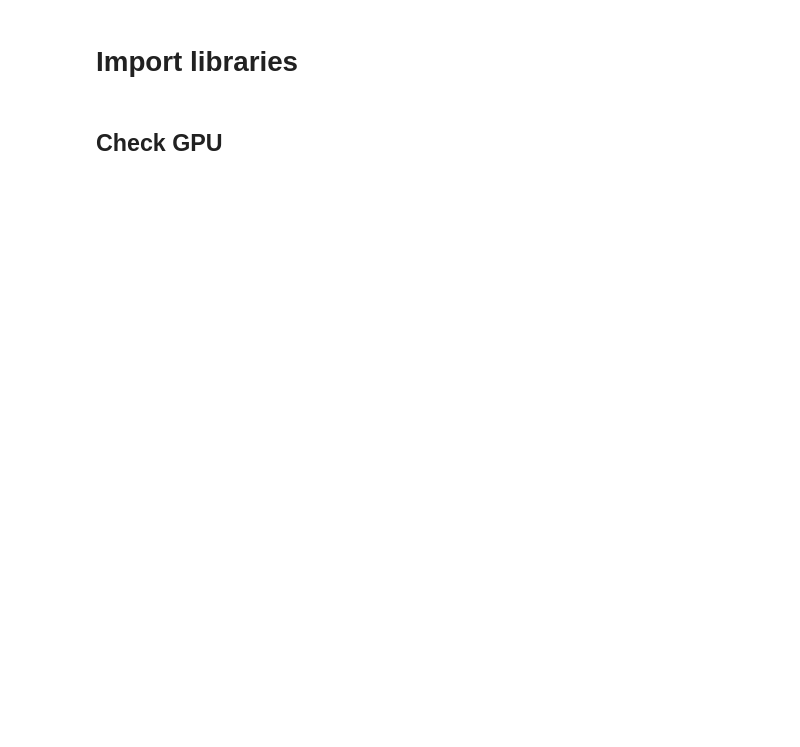
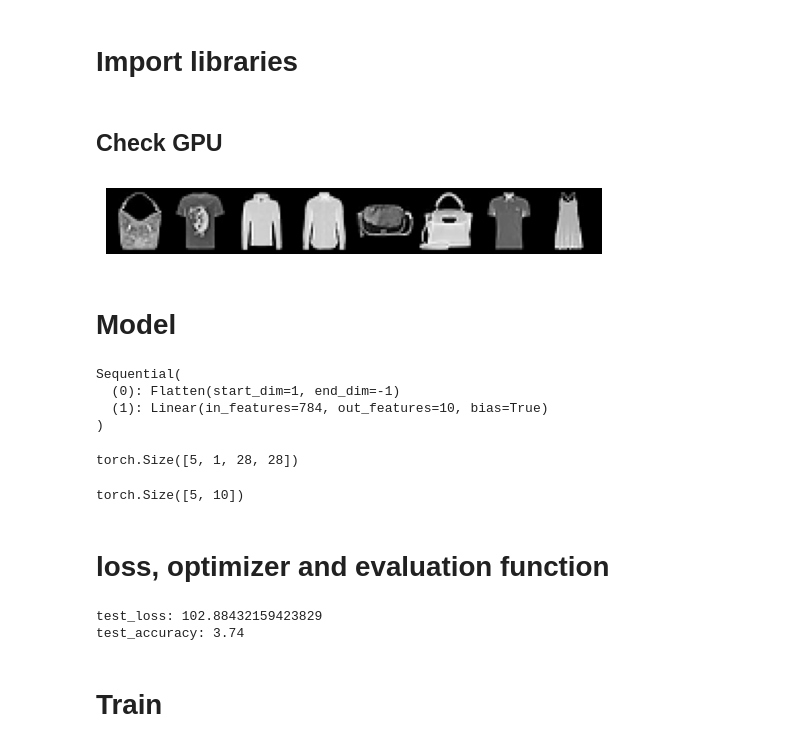
Before and after one commit to ThanhTu108/PyTorch, a Jupyter notebook: MLP/code_pytorch/1.softmax_fashioonMNIST_WoNorm_R0-255_lr1.ipynb, the cells around one changed output. Saved outputs shown, nothing was run; the diff lists cells and outputs as text; code cells hidden in the pictures; blank space fills up the shorter version.

Commit message:
add softmax fashion mnist no normalize

```diff
--- a/MLP/code_pytorch/1.softmax_fashioonMNIST_WoNorm_R0-255_lr1.ipynb
+++ b/MLP/code_pytorch/1.softmax_fashioonMNIST_WoNorm_R0-255_lr1.ipynb
@@ -13,20 +13,20 @@ device = torch.device("cuda:0" if torch.cuda.is_available() else "cpu")
 # %%
 # x = x - mean / std -> (x-0) / (1/255) -> convert (0,1) to (0, 255)
 transform = torchvision.transforms.Compose([transforms.ToTensor(),
-                                            transforms.Normalize((0,), (1.0/255.0))])
-trainset = torchvision.datasets.FashionMNIST(root='data1',
+                                            transforms.Normalize((0,), (1.0/255.0,))])
+trainset = torchvision.datasets.FashionMNIST(root='data',
                                              train=True,
                                              download=True,
                                              transform=transform)
 train_loader = torch.utils.data.DataLoader(trainset,
                                            batch_size = 1024,
-                                           num_workers = 10,
+                                           num_workers = 5,
                                            shuffle = True)
-
-testset = torchvision.datasets.FashionMNIST(root='data1',
+testset = torchvision.datasets.FashionMNIST(root='data',
                                             train=False,
-                                            download=True)
+                                            download=True,
+                                            transform=transform)
 test_loader = torch.utils.data.DataLoader(testset,
                                           batch_size=1024,
-                                          num_workers=10,
+                                          num_workers=5,
                                           shuffle=False)
@@ -32,0 +36,43 @@ test_loader = torch.utils.data.DataLoader(testset,
+# %%
+def imshow(img):
+    img = img / 255.0
+    np_img = img.numpy()
+    plt.imshow(np.transpose(np_img, (1,2,0)))
+    plt.axis('off')
+    plt.show()
+
+for i, (images, labels) in enumerate(train_loader, 0):
+    # plot some images
+    imshow(torchvision.utils.make_grid(images[:8]))
+    break
+# %% [output]
+[figure, added]
+# %% [markdown]
+# Model
+# %%
+model = torch.nn.Sequential(
+    torch.nn.Flatten(),
+    torch.nn.Linear(in_features=784, out_features=10)
+)
+# model = model.to(device)
+print(model)
+# %% [output]
+Sequential(
+  (0): Flatten(start_dim=1, end_dim=-1)
+  (1): Linear(in_features=784, out_features=10, bias=True)
+)
+# %%
+# input_tensor = torch.rand(5, 1, 28, 28).to(device)
+# print(input_tensor.shape)
+
+input_tensor = torch.rand(5, 1, 28, 28)
+print(input_tensor.shape)
+# %% [output]
+torch.Size([5, 1, 28, 28])
+# %%
+output = model(input_tensor)
+print(output.shape)
+# %% [output]
+torch.Size([5, 10])
+# %% [markdown]
+# loss, optimizer and evaluation function
@@ -32,0 +106,9 @@ test_loader = torch.utils.data.DataLoader(testset,
+# %%
+test_loss, test_accuracy = evaluate(model, test_loader, criterion)
+print(f'test_loss: {test_loss}')
+print(f'test_accuracy: {test_accuracy}')
+# %% [output]
+test_loss: 102.88432159423829
+test_accuracy: 3.74
+# %% [markdown]
+# Train
```
Also changed, not shown: parts of 10 cells of this notebook.
